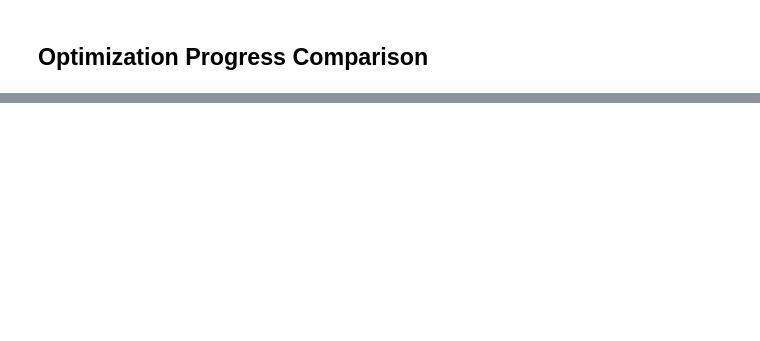
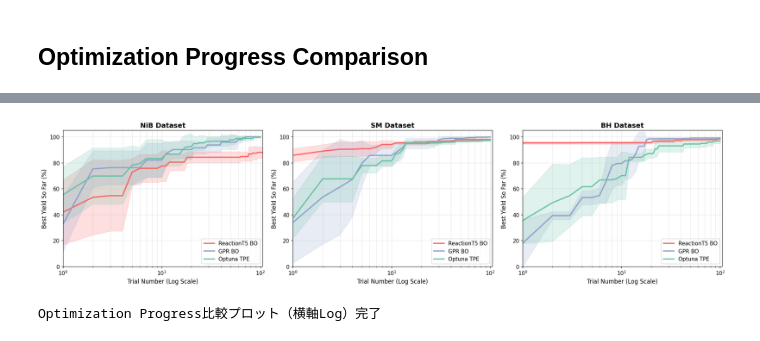
Before and after one commit to kazumasa-okamoto/ReactionT5-bo-yield, a Jupyter notebook: notebooks/compare_all_results.ipynb, the cells around one changed output, grey strips where cells are left out. Cells and saved outputs as stored; diff of their text form; code cells hidden in the pictures; blank space fills up the shorter version.

```diff
--- a/notebooks/compare_all_results.ipynb
+++ b/notebooks/compare_all_results.ipynb
@@ -238 +254,75 @@ print("Optimization Progress比較プロット完了")
 Optimization Progress比較プロット完了
+# %%
+fig, axes = plt.subplots(1, 3, figsize=(20, 5))
+colors = ["#fc6262", "#8da0cb", "#66c2a5"]
+
+for i, dataset in enumerate(datasets):
+    ax = axes[i]
+
+    for j, (model, model_label) in enumerate(zip(models, model_labels)):
+        all_progress = []
+
+        for seed in seeds:
+            df_subset = combined_df[
+                (combined_df['dataset'] == dataset) &
+                (combined_df['model'] == model) &
+                (combined_df['seed'] == seed)
+            ].copy()
+
+            if len(df_subset) > 0:
+                if 'trial' in df_subset.columns:
+                    df_subset = df_subset.sort_values('trial')
+
+                # 累積最大値を計算
+                cumulative_max = df_subset['actual_yield'].cummax().values
+                all_progress.append(cumulative_max)
+
+        if all_progress:
+            # 長さを揃える（最小の長さに合わせる）
+            lengths = [len(p) for p in all_progress]
+            min_len = min(lengths)
+            all_progress = [p[:min_len] for p in all_progress]
+
+            # 平均と標準偏差の計算
+            all_progress = np.array(all_progress)
+            mean_progress = np.mean(all_progress, axis=0)
+            std_progress = np.std(all_progress, axis=0)
+
+            # X軸（試行回数）の準備：1から開始
+            trials = np.arange(1, len(mean_progress) + 1)
+
+            # プロット
+            ax.plot(trials, mean_progress, label=f'{model_label}',
+                   linewidth=2.5, color=colors[j])
+            ax.fill_between(trials,
+                           mean_progress - std_progress,
+                           mean_progress + std_progress,
+                           alpha=0.2, color=colors[j])
+
+    # 軸とタイトルの設定
+    ax.set_title(f'{dataset} Dataset', fontsize=14, fontweight='bold')
+    ax.set_xlabel('Trial Number (Log Scale)', fontsize=12)
+    ax.set_ylabel('Best Yield So Far (%)', fontsize=12)
+
+    # --- 横軸を対数スケールに変更 ---
+    ax.set_xscale('log')
+    # 0は表示できないため、1から最大試行回数（例: 100）までに設定
+    ax.set_xlim([1, 105])
+    # ------------------------------
+
+    # 縦軸の設定
+    ax.set_ylim([0, 105])
+
+    # グリッドの設定（which="both" で対数軸の補助目盛にも線を引く）
+    ax.grid(True, which="both", ls="-", alpha=0.3)
+    ax.legend(fontsize=11, loc='lower right')
+
+plt.tight_layout()
+
+plt.savefig('../runs/comparison_optimization_progress_log.png', dpi=300, bbox_inches='tight')
+plt.show()
+
+print("Optimization Progress比較プロット（横軸Log）完了")
+# %% [output]
+[figure, added]
+Optimization Progress比較プロット（横軸Log）完了
```
Also changed, not shown: parts of 3 cells of this notebook, 12 other files.
